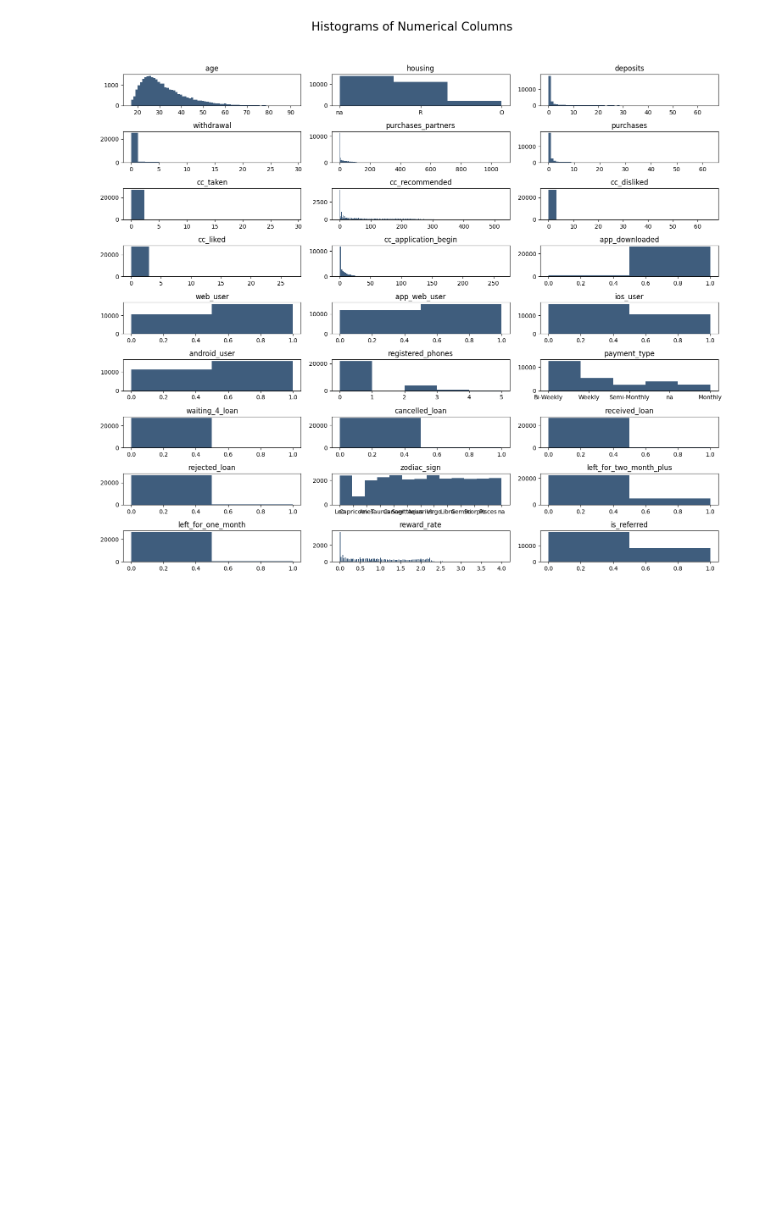
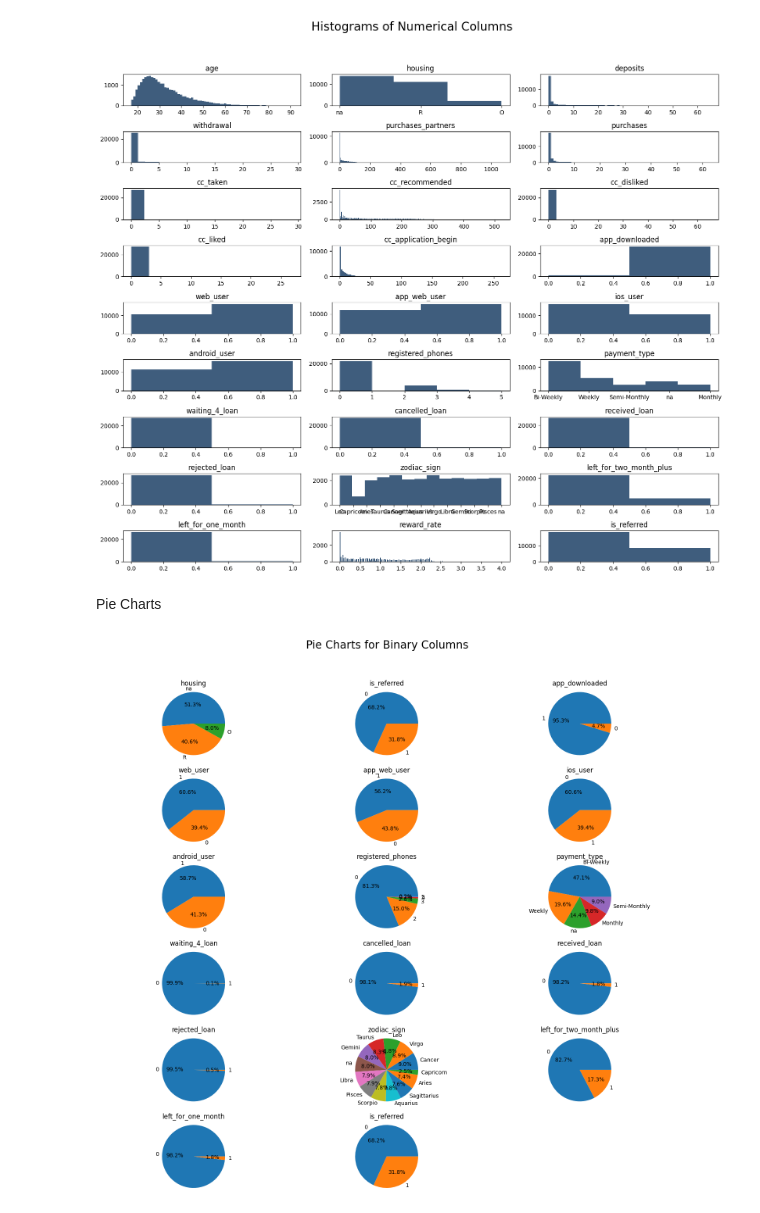
Before and after one commit to Devansh-Gupta-Official/minimizing-churn-subscription, a Jupyter notebook: minimizing_churn.ipynb, the cells around one changed output. Drawn from its saved outputs; the diff is of its cells as text; code cells hidden in the pictures; blank space fills up the shorter version.

Commit message:
pie chart visualization

```diff
--- a/minimizing_churn.ipynb
+++ b/minimizing_churn.ipynb
@@ -133,3 +133,31 @@ for i in range(1,df_num.shape[1]+1):
 plt.tight_layout(rect = [0,0.03,1,0.95])
 # %% [output]
 [figure]
+# %% [markdown]
+Pie Charts
+# %%
+#ensuring binary columns are useful to us and can be used in the model (basically are not skewed)
+
+df_bin = df[['housing', 'is_referred', 'app_downloaded',
+                    'web_user', 'app_web_user', 'ios_user',
+                    'android_user', 'registered_phones', 'payment_type',
+                    'waiting_4_loan', 'cancelled_loan',
+                    'received_loan', 'rejected_loan', 'zodiac_sign',
+                    'left_for_two_month_plus', 'left_for_one_month', 'is_referred']]
+# %%
+plt.figure(figsize=(15,15))
+plt.suptitle('Pie Charts for Binary Columns',fontsize=20)
+for i in range(1,df_bin.shape[1]+1):
+    plt.subplot(6,3,i)   #6 rows and 5 columns
+    f = plt.gca()
+    f.set_title(df_bin.columns.values[i-1])
+
+    values = df_bin.iloc[:,i-1].value_counts(normalize=True).values
+    index = df_bin.iloc[:,i-1].value_counts(normalize=True).index
+
+    plt.pie(values, labels = index, autopct='%1.1f%%')
+    plt.axis('equal')
+
+plt.tight_layout(rect = [0,0.03,1,0.95])
+# %% [output]
+[figure, added]
```
Also changed, not shown: parts of 7 cells of this notebook.
